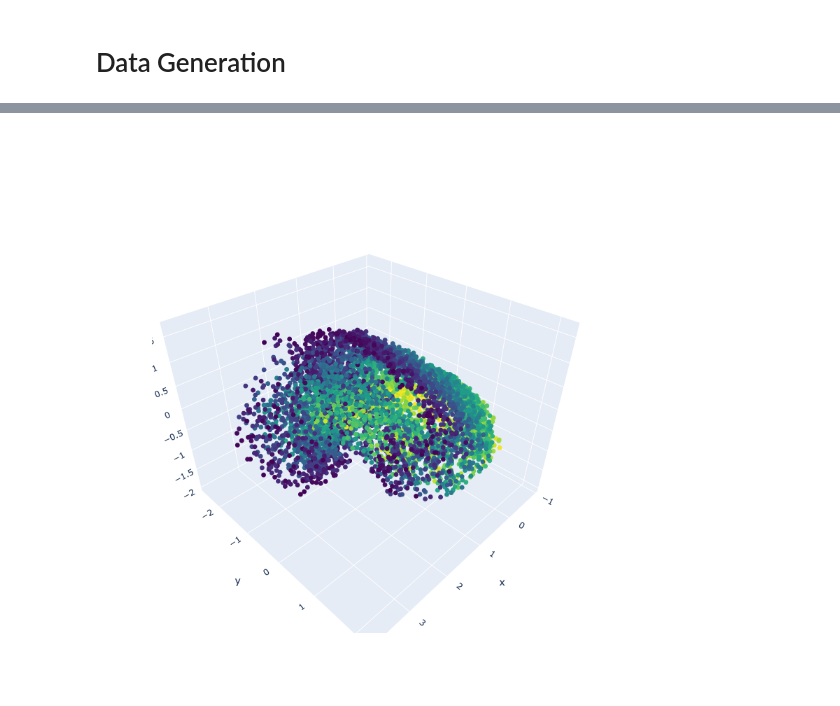
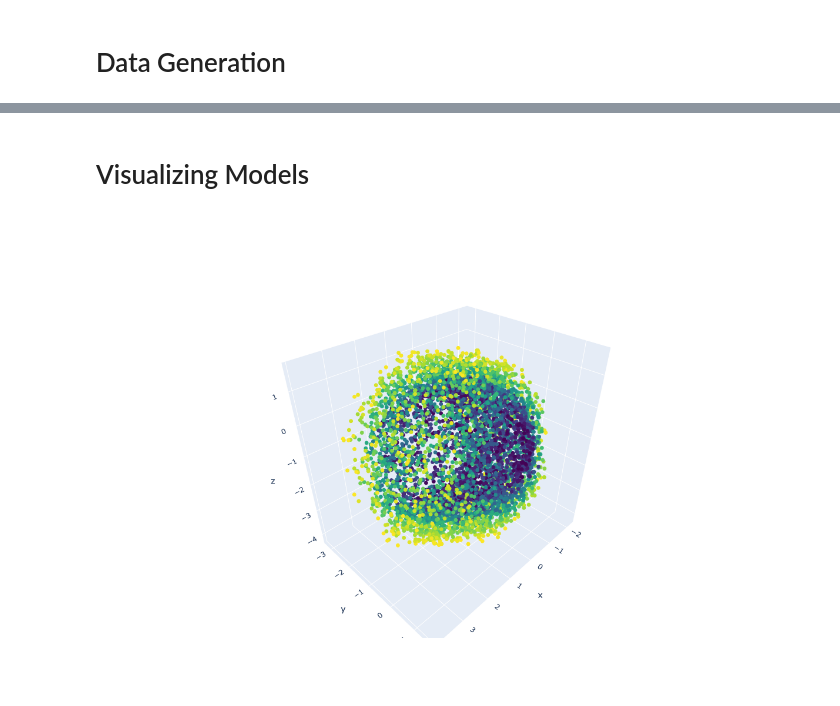
Before and after one commit to anugrahchemparathy/ContrastiveLearning, a Jupyter notebook: ExperimentsCL/ModelVisualization.ipynb, the cells around one changed output, grey strips where cells are left out. Saved outputs shown, nothing was run; the diff lists cells and outputs as text; code cells hidden in the pictures.

Commit message:
several new models

```diff
--- a/ExperimentsCL/ModelVisualization.ipynb
+++ b/ExperimentsCL/ModelVisualization.ipynb
@@ -30,4 +31,0 @@ It took 1.5895898342132568 time to finish the job.
-# %%
-ENCODER_PATH = "saved_models/orbits_mseNCE_encoder_model.pt"
-branch_encoder = torch.load(ENCODER_PATH, map_location=torch.device('cpu'))
-branch_encoder.eval()
@@ -95,19 +58,34 @@ angular_momentum_c_values = target_values[:num_shown,2]
+# %% [markdown]
+# Visualizing Models
+# %%
+ENCODER_PATH = "saved_models/3Dorbits_mseNCE_new/final_encoder.pt"
+# ENCODER_PATH = "saved_models/3Dorbits_mseNCE_new/40_encoder.pt"
+# ENCODER_PATH = "saved_models/3Dorbits_mseNCE_new/80_encoder.pt"
+
+# ENCODER_PATH = "saved_models/4Dorbits_mseNCE/final_encoder.pt"
+# ENCODER_PATH = "saved_models/4Dorbits_mseNCE/40_encoder.pt"
+# %%
+dims, conserved_quantities = getRepresentations(ENCODER_PATH)
+phi0_c_values, energy_c_values, angular_momentum_c_values = conserved_quantities
 # %%
+conserved_quantities = [phi0_c_values, energy_c_values, angular_momentum_c_values]
+color = conserved_quantities[1]
+
 fig = go.Figure(
         data=[go.Scatter3d(
         x=dims[0],
         y=dims[1],
         z=dims[2],
         mode='markers',
         marker=dict(
             size=4,
-            color=angular_momentum_c_values, # set color to an array/list of desired values
+            color=color, # set color to an array/list of desired values
             colorscale='viridis',
             opacity=1
         )
     )],
     layout=go.Layout(height=800, width=1000)
 )
 fig.show()
 # %% [output]
-[figure, old version]
+[figure, new version]
```
Also changed, not shown: parts of 4 cells of this notebook, 44 other files.
